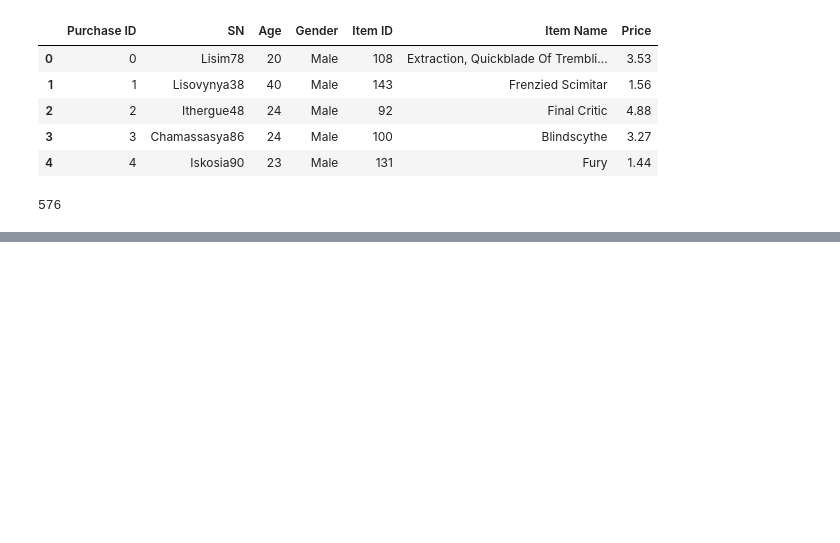
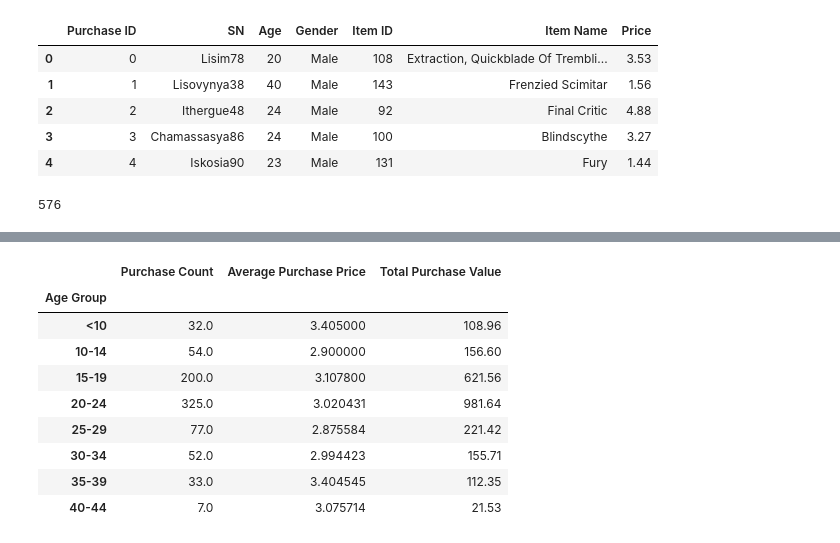
Before and after one commit to RichaG7/pandas-challenge, a Jupyter notebook: HeroesOfPymoli/HeroesOfPymoli.ipynb, the cells around one changed output, grey strips where cells are left out. Saved outputs shown, nothing was run; the diff lists cells and outputs as text; code cells hidden in the pictures; blank space fills up the shorter version.

```diff
--- a/HeroesOfPymoli/HeroesOfPymoli.ipynb
+++ b/HeroesOfPymoli/HeroesOfPymoli.ipynb
@@ -114 +142,22 @@ len(purchase.loc[purchase["Gender"] == 'Other / Non-Disclosed', :])
+# %%
+## Purchase Count
+## Average Purchase Price
+## Total Purchase Value
+age_df = purchase[["Age Group", 'Price']]
+
+summary_age = age_df.groupby("Age Group").agg([np.count_nonzero, np.mean, np.sum])
+summary_age.columns = ['Purchase Count', 'Average Purchase Price', 'Total Purchase Value']
+
+summary_age
+# %% [output]
+|  | Purchase Count | Average Purchase Price | Total Purchase Value |
+| Age Group |  |  |  |
+| <10 | 32.0 | 3.405000 | 108.96 |
+| 10-14 | 54.0 | 2.900000 | 156.60 |
+| 15-19 | 200.0 | 3.107800 | 621.56 |
+| 20-24 | 325.0 | 3.020431 | 981.64 |
+| 25-29 | 77.0 | 2.875584 | 221.42 |
+| 30-34 | 52.0 | 2.994423 | 155.71 |
+| 35-39 | 33.0 | 3.404545 | 112.35 |
+| 40-44 | 7.0 | 3.075714 | 21.53 |
 # %%
```
Also changed, not shown: parts of 27 cells of this notebook.
